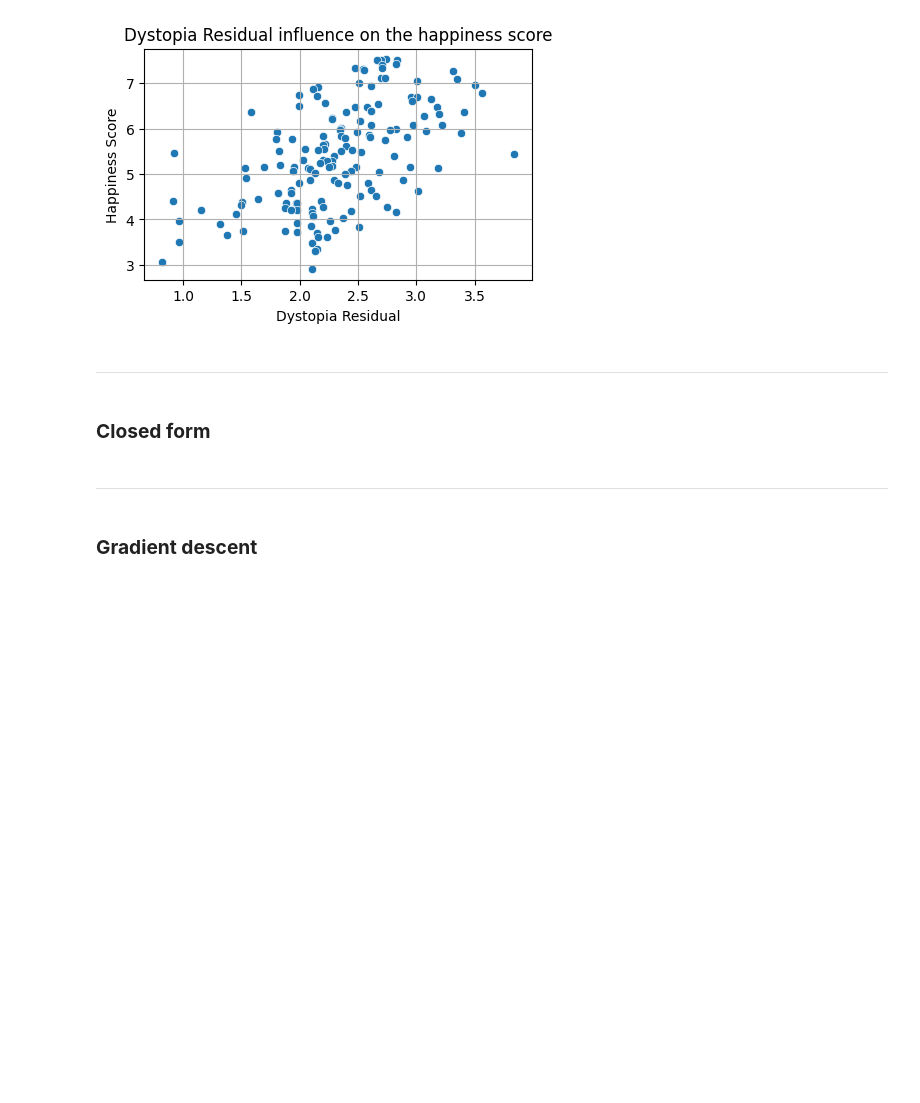
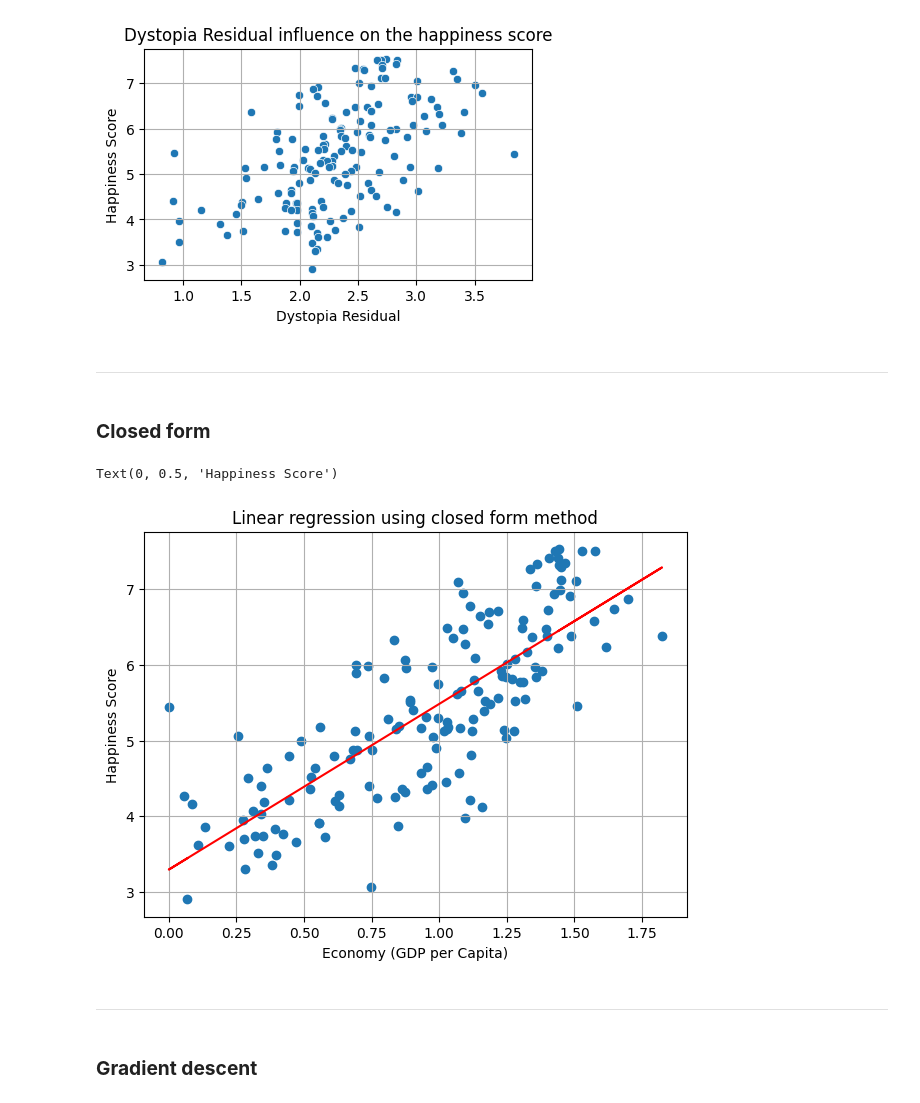
Before and after one commit to JasinskiKacper/machine_learning_from_scratch, a Jupyter notebook: 01_linear_regression/experiments.ipynb, the cells around one changed output. Drawn from its saved outputs; the diff is of its cells as text; code cells hidden in the pictures; blank space fills up the shorter version.

Commit message:
work in progress: rebuild and start linear regression

```diff
--- a/01_linear_regression/experiments.ipynb
+++ b/01_linear_regression/experiments.ipynb
@@ -108,6 +109,25 @@ for feature in features:
 ### **Closed form**
 # %%
 from closed_form import Linear_Regression_Closed_Form
+
+X = df['Economy (GDP per Capita)'].to_numpy()
+y = df['Happiness Score'].to_numpy()
+
+closed_form = Linear_Regression_Closed_Form()
+closed_form.fit(X, y)
+
+y_pred = closed_form.predict(X)
+
+plt.figure(figsize=(7, 5))
+plt.scatter(X, y)
+plt.plot(X, y_pred, color='red')
+plt.grid(True)
+plt.title('Linear regression using closed form method')
+plt.xlabel('Economy (GDP per Capita)')
+plt.ylabel('Happiness Score')
+# %% [output]
+Text(0, 0.5, 'Happiness Score')
+[figure, added]
 # %% [markdown]
 ---
 # %% [markdown]
```
Also changed, not shown: parts of 1 cell of this notebook, 6 other files.
